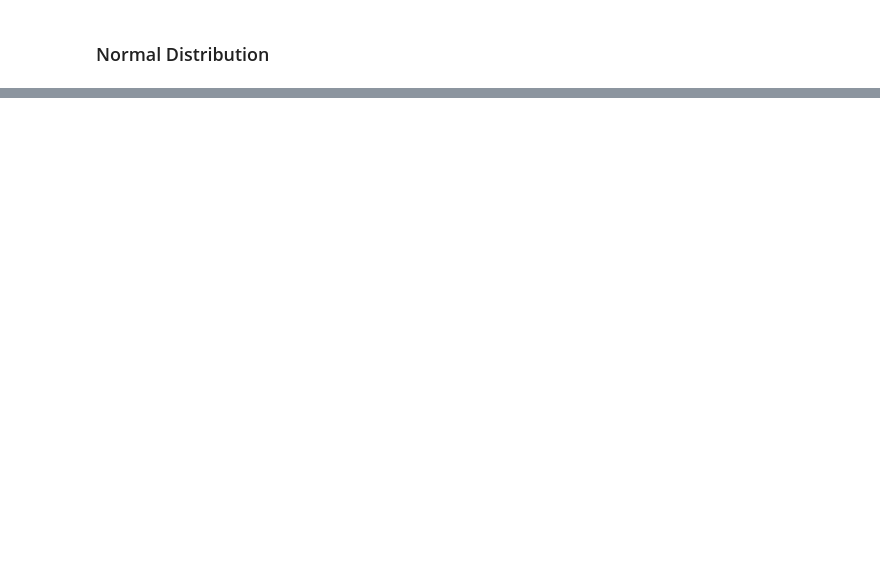
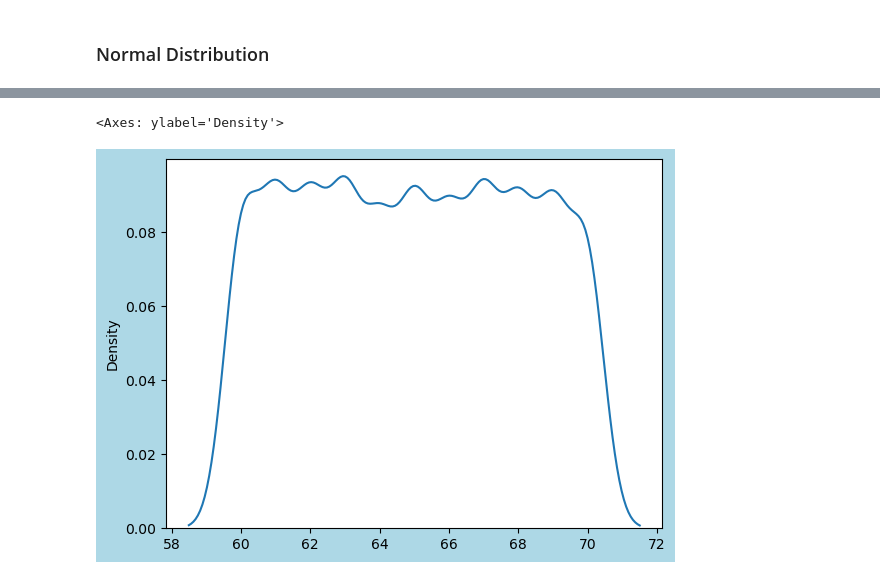
Before and after one commit to satyanistha05/DSW2, a Jupyter notebook: PROBABILITY AND STATISTICS.ipynb, the cells around one changed output, grey strips where cells are left out. Cells and saved outputs as stored; diff of their text form; code cells hidden in the pictures; blank space fills up the shorter version.

```diff
--- a/PROBABILITY AND STATISTICS.ipynb
+++ b/PROBABILITY AND STATISTICS.ipynb
@@ -102,0 +154,6 @@ plt.legend()
+# %%
+plt.figure(facecolor="lightblue")
+sb.kdeplot(age)
+# %% [output]
+<Axes: ylabel='Density'>
+[figure, added]
```
Also changed, not shown: parts of 24 cells of this notebook, 1 other file.
